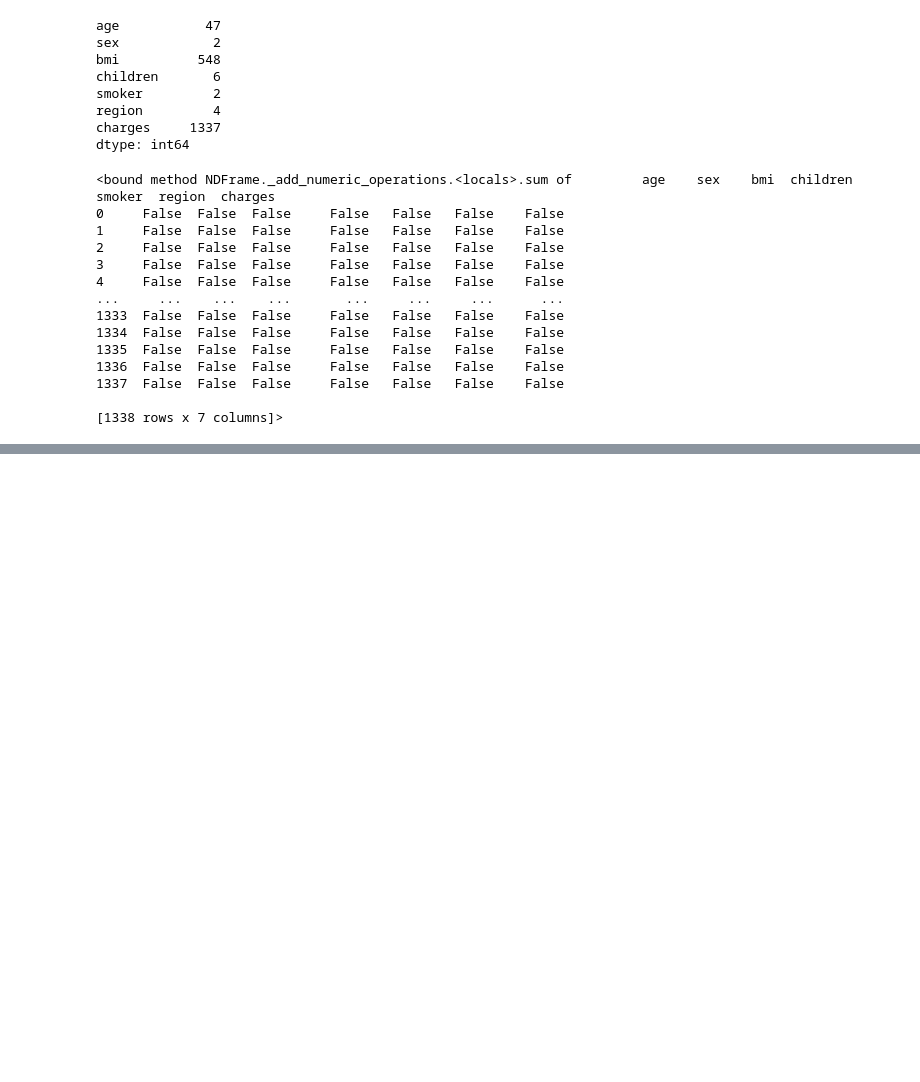
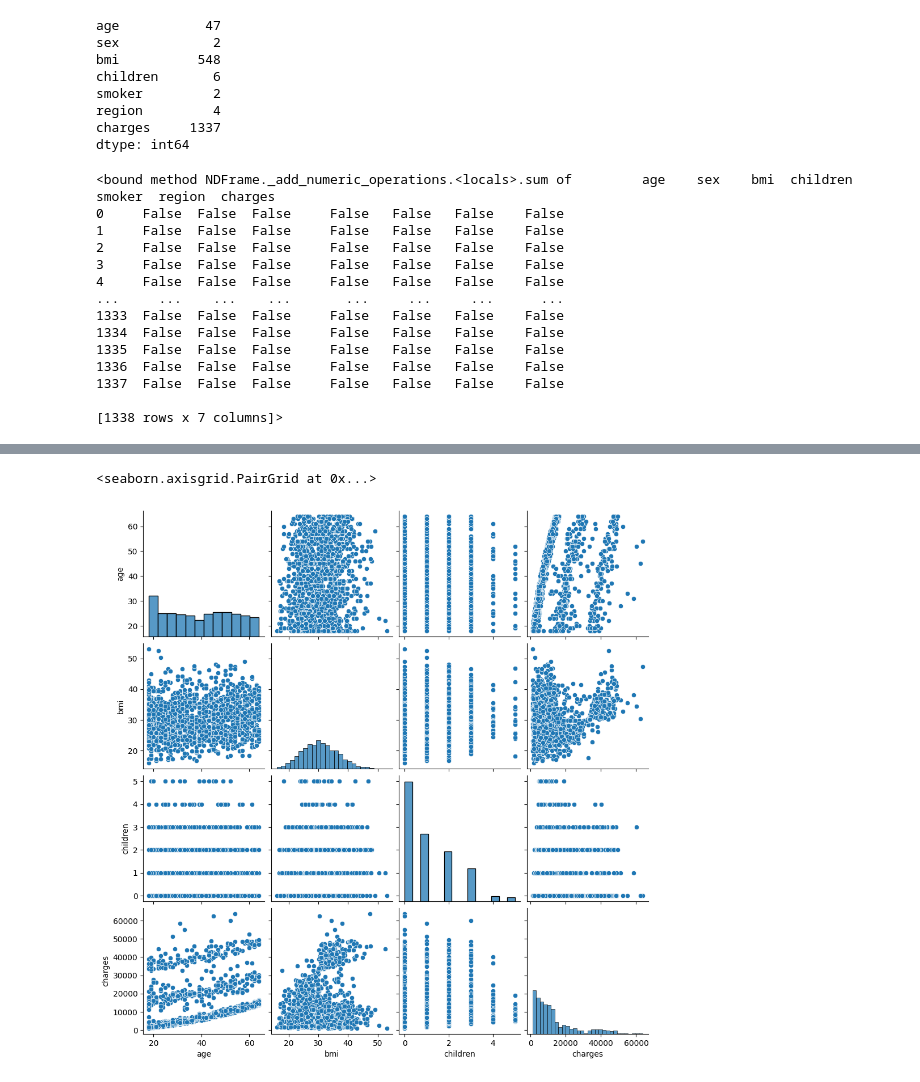
Before and after one commit to spyder079710964/Machine-learning, a Jupyter notebook: EDA_insurance_csv.ipynb, the cells around one changed output, grey strips where cells are left out. Drawn from its saved outputs; the diff is of its cells as text; code cells hidden in the pictures; blank space fills up the shorter version.

```diff
--- a/EDA_insurance_csv.ipynb
+++ b/EDA_insurance_csv.ipynb
@@ -65,0 +83,5 @@ print(df.isnull().sum)
+# %%
+sns.pairplot(df)
+# %% [output]
+<seaborn.axisgrid.PairGrid at 0x...>
+[figure, added]
```
Also changed, not shown: parts of 8 cells of this notebook.
